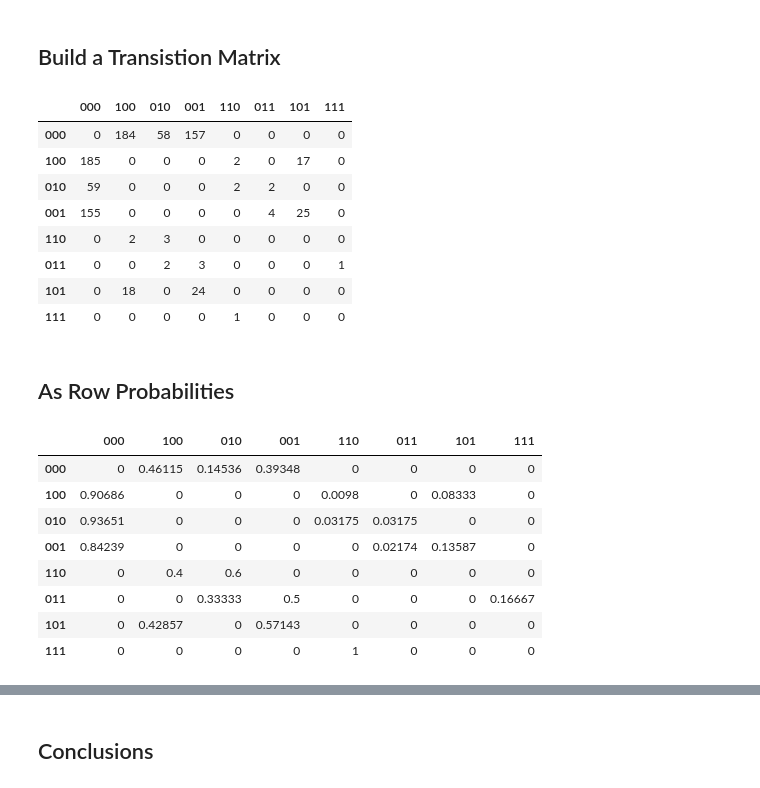
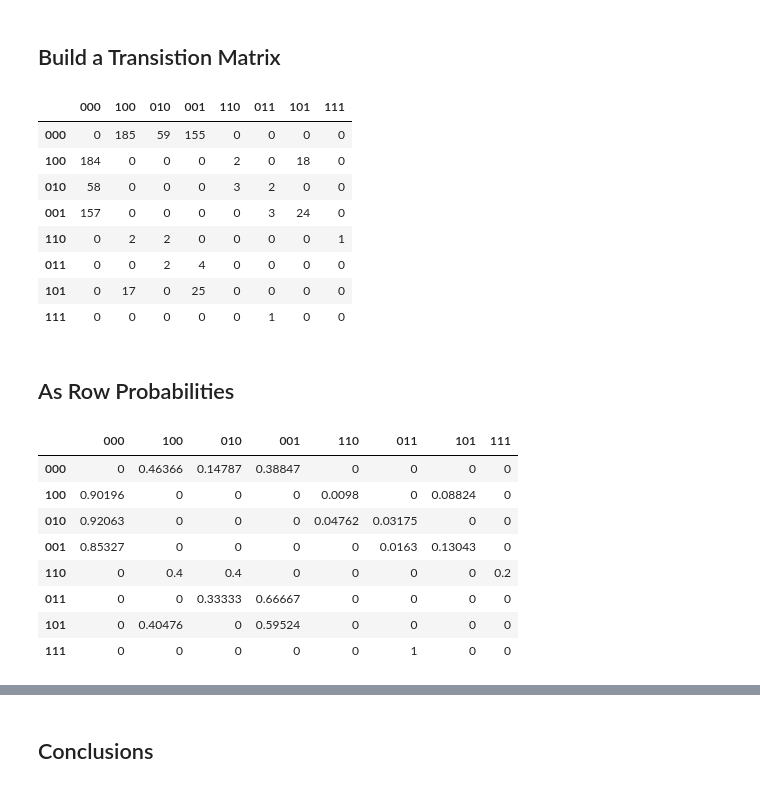
Before and after one commit to bachelor-2020/grideye-testing, a Jupyter notebook: 3 - Data Analysis.ipynb, the cells around one changed output, grey strips where cells are left out. Cells and saved outputs as stored; diff of their text form; code cells hidden in the pictures.

```diff
--- a/3 - Data Analysis.ipynb
+++ b/3 - Data Analysis.ipynb
@@ -302,12 +303,16 @@ Text(0.5,1,u'Urinal Visits Per Hour')
 ### last visit before taken down at 8:16, taken down at 8:22
 # %%
 
-plt.rcParams['figure.figsize'] = (30,10)
-plt.rc('xtick', labelsize=12)
-plt.rc('ytick', labelsize=20)
-num_times = pd.DataFrame({"Num Visists":hour_sums["counts"]})
+# Set plot parameters
+plt.rcParams['figure.figsize'] = (10,6)
+plt.rc('xtick', labelsize=4)
+plt.rc('ytick', labelsize=15)
+
+# extract data to plot
+num_times = pd.DataFrame({"Num Visits":hour_sums["counts"]})
 x = np.arange(0.0, len(num_times), 1)
 
+# function to convert hours and days to readable text
 from datetime import datetime
 def hourint_to_12hour(hour):
     return datetime.strptime(str(int(hour))+":00", "%H:%M").strftime("%I:%M %p")
@@ -315,27 +320,38 @@ def hourint_to_12hour(hour):
 def dayint_to_12hour(hour):
     return datetime.strptime("11 "+str(hour), "%m %d").strftime("%A")
 
-
+### ------------------ ###
+# major data plotting
 fig, ax1 = plt.subplots()
 
-my_xticks = hour_sums["hour"].apply(hourint_to_12hour)
+xlabels = hour_sums["hour"].apply(hourint_to_12hour)
 ax1.set_xticks(range(0,len(hour_sums["hour"])));
-ax1.set_xticklabels(my_xticks,rotation=60)
+ax1.set_xticklabels(xlabels,rotation=90)#,ha='right')
 ax1.plot(x, num_times, marker='.', lw=1.5, color="#0566A3")
+### ------------------ ###
+
+
+#fill in line plot
 d = np.zeros(len(num_times))
 ax1.fill_between(x,num_times.iloc[:,0],where=num_times.iloc[:,0]>=d, interpolate=True, color='#7DCADD',alpha=transp)
-N = hour_sums["hour"].iloc[-1] - hour_sums["hour"].iloc[0]
 
+#Hide every second xlabel
+for label in ax1.xaxis.get_ticklabels()[::2]:
+    label.set_visible(False)
+
+# Label days of the week on plot
 start = 7
 days = [dayint_to_12hour(x) for x in range(first_day-1,last_day+1)]
 for i in range(0,5):
 
     ax1.axvline(start+24*i,ls="--",color="#7DCADD")
-    ax1.annotate(str(days[i]),xy=(start+24*i-6,25),color="black",size=15)
+    ax1.annotate(str(days[i]),xy=(start+24*i-10,max(hour_sums["counts"]))
+                 ,color="black",size=10)
 i = 5
-ax1.annotate(str(days[i]),xy=(start+24*i-20,25),color="black",size=15)
+ax1.annotate(str(days[i]),xy=(start+24*i-20,max(hour_sums["counts"]))
+             ,color="black",size=10)
 
-
+#Label Axis
 ax1.set_xlabel('Visit Time (Hour)');
 ax1.set_ylabel('Number of Hourly Visits (Visits/Hour)');
 ax1.set_title('Urinal Visits Per Hour');
@@ -444,39 +461,39 @@ state_changes_df.sort_values(by=["Count"]).T
 # %%
 def color_zero_red(val):
     """
     Takes a scalar and returns a string with
     the css property `'color: red'` for negative
     strings, black otherwise.
     """
     color = 'red' if val <= 0.0 else 'black'
     return 'color: %s' % color
 
 # all states
 tri_states = ["000","100","010","001","110","011","101","111"]
 # build an empty 8x8 transition matrix
 trans_matrix = pd.DataFrame(0.0, index=tri_states, columns=tri_states)
 
 
 state_changes_df.iloc[0][0]
 
 for i in range(len(state_changes_df)):
 #     print(state_changes_df.iloc[i])
     state1 = state_changes_df.iloc[i].name[0:3]
     state2 = state_changes_df.iloc[i].name[3:6]
-    trans_matrix[state1][state2] = float(state_changes_df.iloc[i][0])
+    trans_matrix[state2][state1] = float(state_changes_df.iloc[i][0])
 
 s = trans_matrix.T.style.applymap(color_zero_red)
 s
 # %% [output]
 |  | 000 | 100 | 010 | 001 | 110 | 011 | 101 | 111 |
-| 000 | 0 | 184 | 58 | 157 | 0 | 0 | 0 | 0 |
-| 100 | 185 | 0 | 0 | 0 | 2 | 0 | 17 | 0 |
-| 010 | 59 | 0 | 0 | 0 | 2 | 2 | 0 | 0 |
-| 001 | 155 | 0 | 0 | 0 | 0 | 4 | 25 | 0 |
-| 110 | 0 | 2 | 3 | 0 | 0 | 0 | 0 | 0 |
-| 011 | 0 | 0 | 2 | 3 | 0 | 0 | 0 | 1 |
-| 101 | 0 | 18 | 0 | 24 | 0 | 0 | 0 | 0 |
-| 111 | 0 | 0 | 0 | 0 | 1 | 0 | 0 | 0 |
+| 000 | 0 | 185 | 59 | 155 | 0 | 0 | 0 | 0 |
+| 100 | 184 | 0 | 0 | 0 | 2 | 0 | 18 | 0 |
+| 010 | 58 | 0 | 0 | 0 | 3 | 2 | 0 | 0 |
+| 001 | 157 | 0 | 0 | 0 | 0 | 3 | 24 | 0 |
+| 110 | 0 | 2 | 2 | 0 | 0 | 0 | 0 | 1 |
+| 011 | 0 | 0 | 2 | 4 | 0 | 0 | 0 | 0 |
+| 101 | 0 | 17 | 0 | 25 | 0 | 0 | 0 | 0 |
+| 111 | 0 | 0 | 0 | 0 | 0 | 1 | 0 | 0 |
 # %% [markdown]
 ## As Row Probabilities
 # %%
@@ -488,14 +507,14 @@ for index, row_sum in enumerate(sum_rows):
 # %%
 import seaborn as sns
 cm = sns.light_palette("#5fba7d", as_cmap=True)
-trans_matrix.T.style.background_gradient(cmap=cm).applymap(color_zero_red)
+trans_matrix.style.background_gradient(cmap=cm).applymap(color_zero_red)
 # %% [output]
 |  | 000 | 100 | 010 | 001 | 110 | 011 | 101 | 111 |
-| 000 | 0 | 0.46115 | 0.14536 | 0.39348 | 0 | 0 | 0 | 0 |
-| 100 | 0.90686 | 0 | 0 | 0 | 0.0098 | 0 | 0.08333 | 0 |
-| 010 | 0.93651 | 0 | 0 | 0 | 0.03175 | 0.03175 | 0 | 0 |
-| 001 | 0.84239 | 0 | 0 | 0 | 0 | 0.02174 | 0.13587 | 0 |
-| 110 | 0 | 0.4 | 0.6 | 0 | 0 | 0 | 0 | 0 |
-| 011 | 0 | 0 | 0.33333 | 0.5 | 0 | 0 | 0 | 0.16667 |
-| 101 | 0 | 0.42857 | 0 | 0.57143 | 0 | 0 | 0 | 0 |
-| 111 | 0 | 0 | 0 | 0 | 1 | 0 | 0 | 0 |
+| 000 | 0 | 0.46366 | 0.14787 | 0.38847 | 0 | 0 | 0 | 0 |
+| 100 | 0.90196 | 0 | 0 | 0 | 0.0098 | 0 | 0.08824 | 0 |
+| 010 | 0.92063 | 0 | 0 | 0 | 0.04762 | 0.03175 | 0 | 0 |
+| 001 | 0.85327 | 0 | 0 | 0 | 0 | 0.0163 | 0.13043 | 0 |
+| 110 | 0 | 0.4 | 0.4 | 0 | 0 | 0 | 0 | 0.2 |
+| 011 | 0 | 0 | 0.33333 | 0.66667 | 0 | 0 | 0 | 0 |
+| 101 | 0 | 0.40476 | 0 | 0.59524 | 0 | 0 | 0 | 0 |
+| 111 | 0 | 0 | 0 | 0 | 0 | 1 | 0 | 0 |
```
Also changed, not shown: parts of 13 cells of this notebook, 31 other files.
